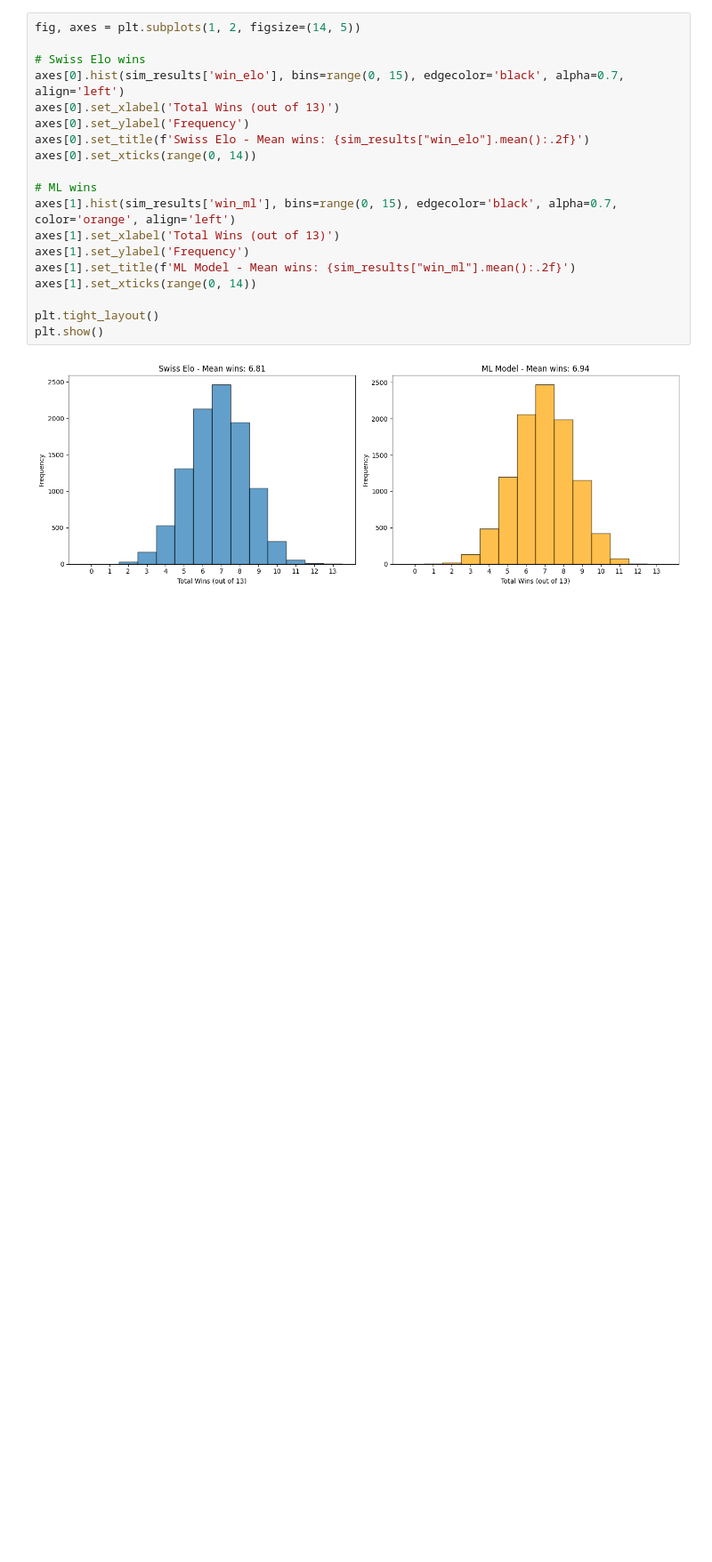
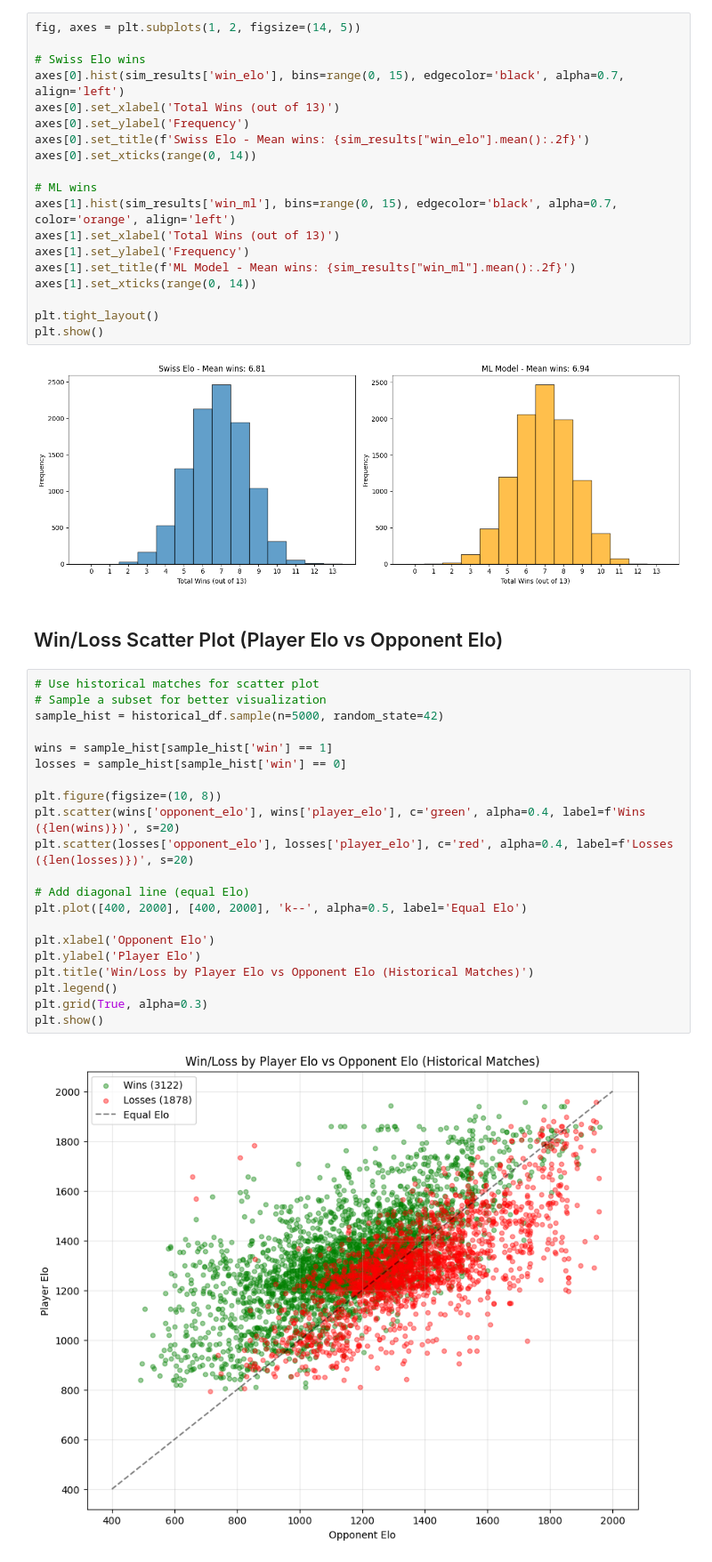
Before and after one commit to braden1702/Data_Science_Project, a Jupyter notebook: notebooks/examine_results.ipynb, the cells around one changed output. Shown at 89% size. Drawn from its saved outputs; the diff is of its cells as text; blank space fills up the shorter version.

```diff
--- a/notebooks/examine_results.ipynb
+++ b/notebooks/examine_results.ipynb
@@ -155,3 +158,28 @@ plt.tight_layout()
 plt.show()
 # %% [output]
 [figure]
+# %% [markdown]
+## Win/Loss Scatter Plot (Player Elo vs Opponent Elo)
+# %%
+# Use historical matches for scatter plot
+# Sample a subset for better visualization
+sample_hist = historical_df.sample(n=5000, random_state=42)
+
+wins = sample_hist[sample_hist['win'] == 1]
+losses = sample_hist[sample_hist['win'] == 0]
+
+plt.figure(figsize=(10, 8))
+plt.scatter(wins['opponent_elo'], wins['player_elo'], c='green', alpha=0.4, label=f'Wins ({len(wins)})', s=20)
+plt.scatter(losses['opponent_elo'], losses['player_elo'], c='red', alpha=0.4, label=f'Losses ({len(losses)})', s=20)
+
+# Add diagonal line (equal Elo)
+plt.plot([400, 2000], [400, 2000], 'k--', alpha=0.5, label='Equal Elo')
+
+plt.xlabel('Opponent Elo')
+plt.ylabel('Player Elo')
+plt.title('Win/Loss by Player Elo vs Opponent Elo (Historical Matches)')
+plt.legend()
+plt.grid(True, alpha=0.3)
+plt.show()
+# %% [output]
+[figure, added]
```
Also changed, not shown: parts of 2 cells of this notebook, 6 other files.
